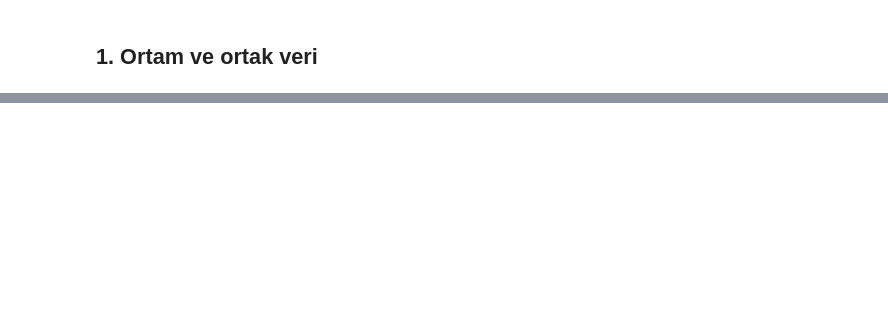
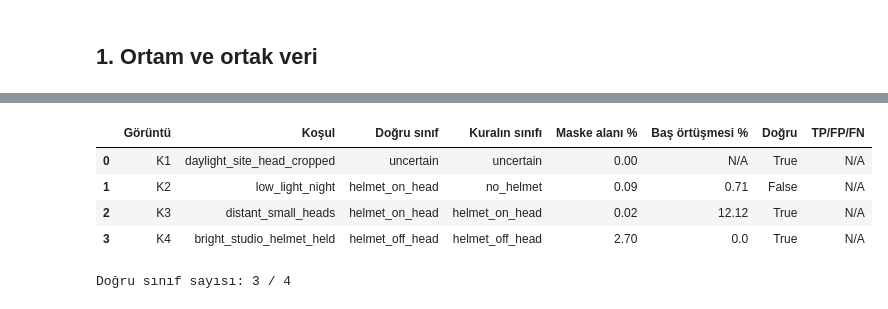
Before and after one commit to mderviskocar/barettespiti, a Jupyter notebook: notebooks/omar_rgb.ipynb, the cells around one changed output, grey strips where cells are left out. Saved outputs shown, nothing was run; the diff lists cells and outputs as text; code cells hidden in the pictures; blank space fills up the shorter version.

```diff
--- a/notebooks/omar_rgb.ipynb
+++ b/notebooks/omar_rgb.ipynb
@@ -51,0 +57,15 @@ Yanlış alarm/kaçırma, olası neden ve sonraki kontrolü yazın. individual_n
+# %%
+import cv2
+import numpy as np
+from src.common import load_image, mask_percentages
+from src.rgb import create_mask
+from src.classification import classify_mask
+
+rgb_cfg = load_config("rgb_config.json")
+rule = load_config()["decision_rule"]
+print("Geliştirme görüntüleri (aralığın seçildiği görüntüler):")
+for rec in load_dataset("development"):
+    mask = create_mask(load_image(rec["relative_path"]), rgb_cfg)
+    area, overlap = mask_percentages(mask, rec["head_roi"])
+    pred_cls = classify_mask(mask, rec["head_roi"], rule)
+    print(f'{rec["image_id"]}: alan %{area:.2f}, baş örtüşmesi %{overlap:.2f}, sınıf {pred_cls}, gerçek {rec["ground_truth_class"]}')
@@ -51,0 +80,30 @@ Yanlış alarm/kaçırma, olası neden ve sonraki kontrolü yazın. individual_n
+# %%
+assert rgb_cfg["frozen"] and rule["frozen"], "Kontrol öncesi ayarlar dondurulmalı."
+saved = pd.read_csv(ROOT / "results" / "rgb_results.csv").set_index("image_id")
+rows = []
+masks = {}
+for rec in load_dataset("control"):
+    image = load_image(rec["relative_path"])
+    mask = create_mask(image, rgb_cfg)
+    area, overlap = mask_percentages(mask, rec["head_roi"])
+    pred_cls = classify_mask(mask, rec["head_roi"], rule)
+    masks[rec["image_id"]] = (image, mask, rec)
+    assert abs(area - saved.loc[rec["image_id"], "mask_area_percent"]) < 0.01
+    assert pred_cls == saved.loc[rec["image_id"], "predicted_class"]
+    rows.append({
+        "Görüntü": rec["image_id"], "Koşul": rec["condition"],
+        "Doğru sınıf": rec["ground_truth_class"], "Kuralın sınıfı": pred_cls,
+        "Maske alanı %": round(area, 2),
+        "Baş örtüşmesi %": overlap if overlap == "N/A" else round(overlap, 2),
+        "Doğru": pred_cls == rec["ground_truth_class"], "TP/FP/FN": "N/A",
+    })
+table = pd.DataFrame(rows)
+display(table)
+print(f'Doğru sınıf sayısı: {int(table["Doğru"].sum())} / {len(table)}')
+# %% [output]
+|  | Görüntü | Koşul | Doğru sınıf | Kuralın sınıfı | Maske alanı % | Baş örtüşmesi % | Doğru | TP/FP/FN |
+| 0 | K1 | daylight_site_head_cropped | uncertain | uncertain | 0.00 | N/A | True | N/A |
+| 1 | K2 | low_light_night | helmet_on_head | no_helmet | 0.09 | 0.71 | False | N/A |
+| 2 | K3 | distant_small_heads | helmet_on_head | helmet_on_head | 0.02 | 12.12 | True | N/A |
+| 3 | K4 | bright_studio_helmet_held | helmet_off_head | helmet_off_head | 2.70 | 0.0 | True | N/A |
+Doğru sınıf sayısı: 3 / 4
```
Also changed, not shown: parts of 14 cells of this notebook, 12 other files.
